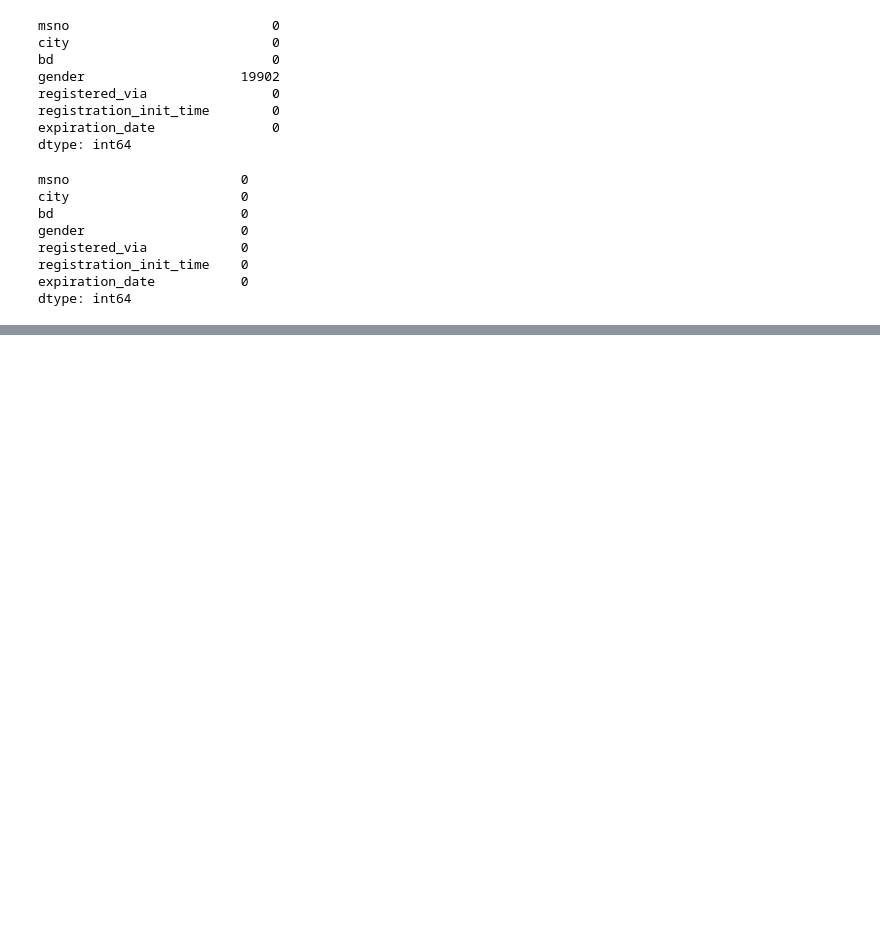
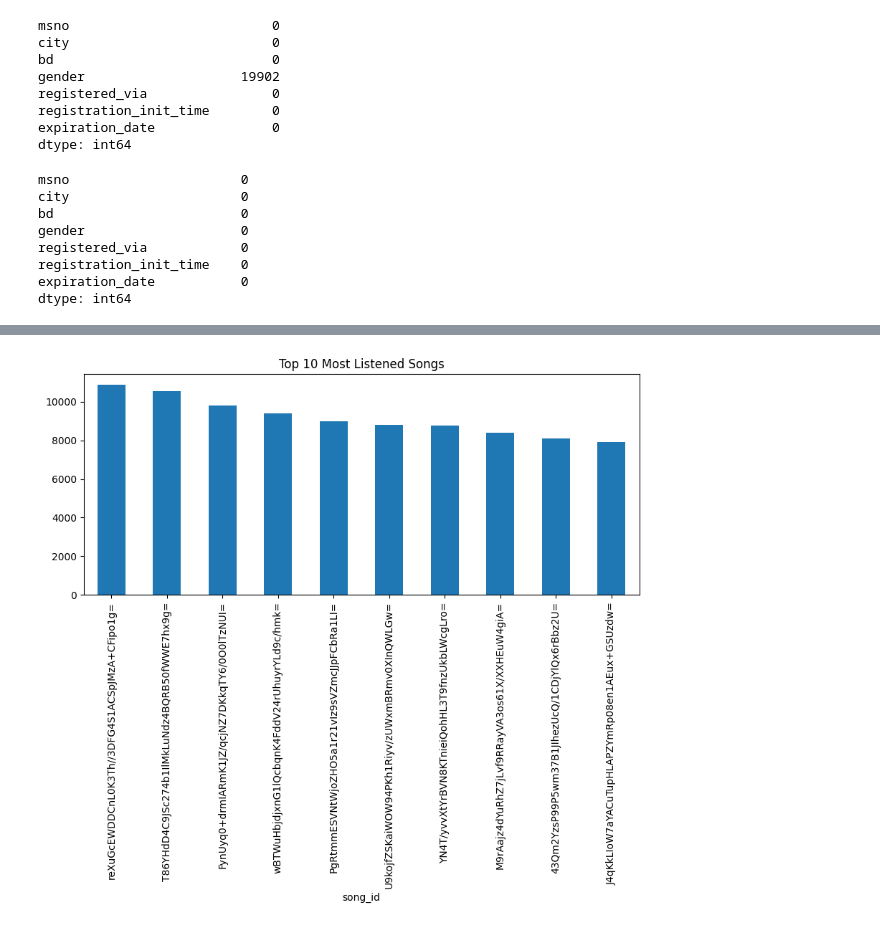
Before and after one commit to aditisonkar12/rhythmAI-recsys, a Jupyter notebook: notebooks/01_eda.ipynb, the cells around one changed output, grey strips where cells are left out. Cells and saved outputs as stored; diff of their text form; code cells hidden in the pictures; blank space fills up the shorter version.

```diff
--- a/notebooks/01_eda.ipynb
+++ b/notebooks/01_eda.ipynb
@@ -128,0 +140,7 @@ dtype: int64
+# %%
+top_songs = train[train['target'] == 1]['song_id'].value_counts().head(10)
+
+top_songs.plot(kind='bar', figsize=(10,4), title="Top 10 Most Listened Songs")
+plt.show()
+# %% [output]
+[figure, added]
```
Also changed, not shown: parts of 2 cells of this notebook.
